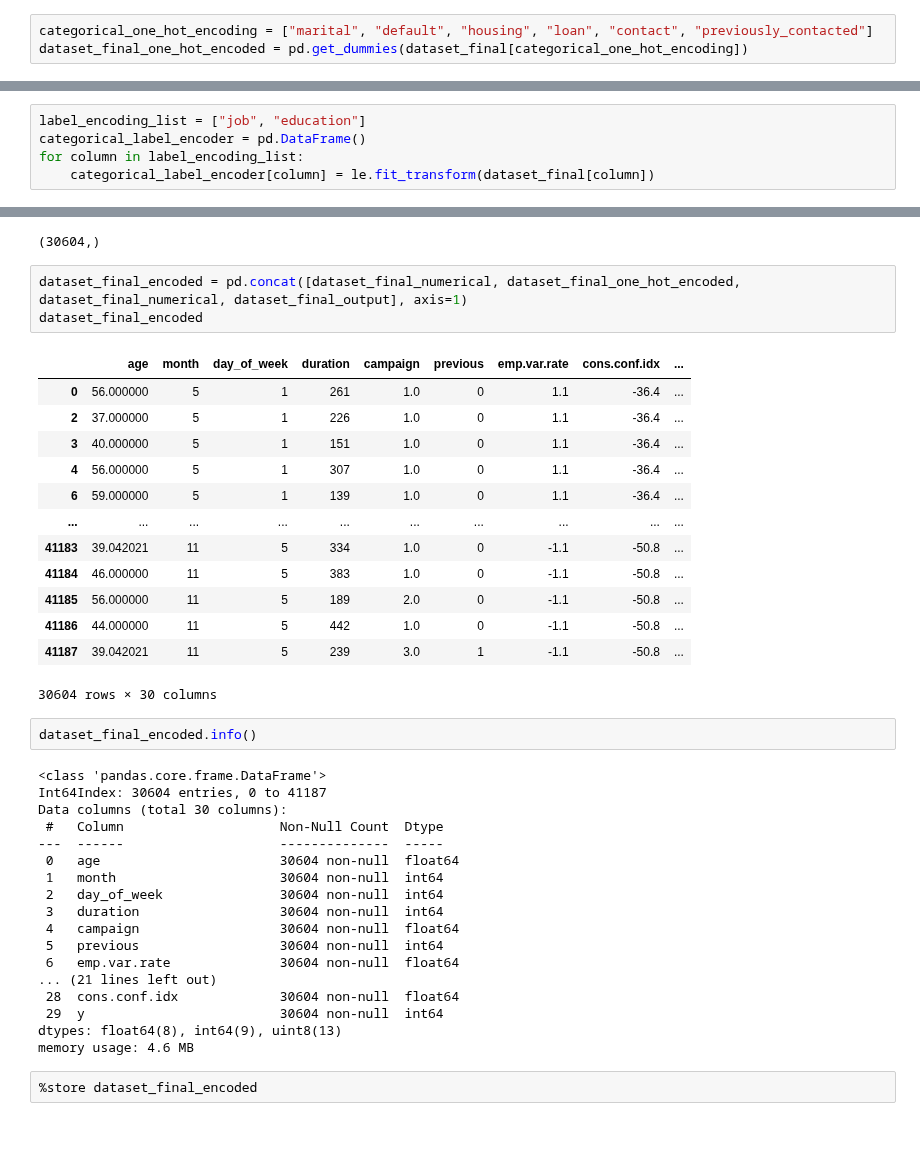
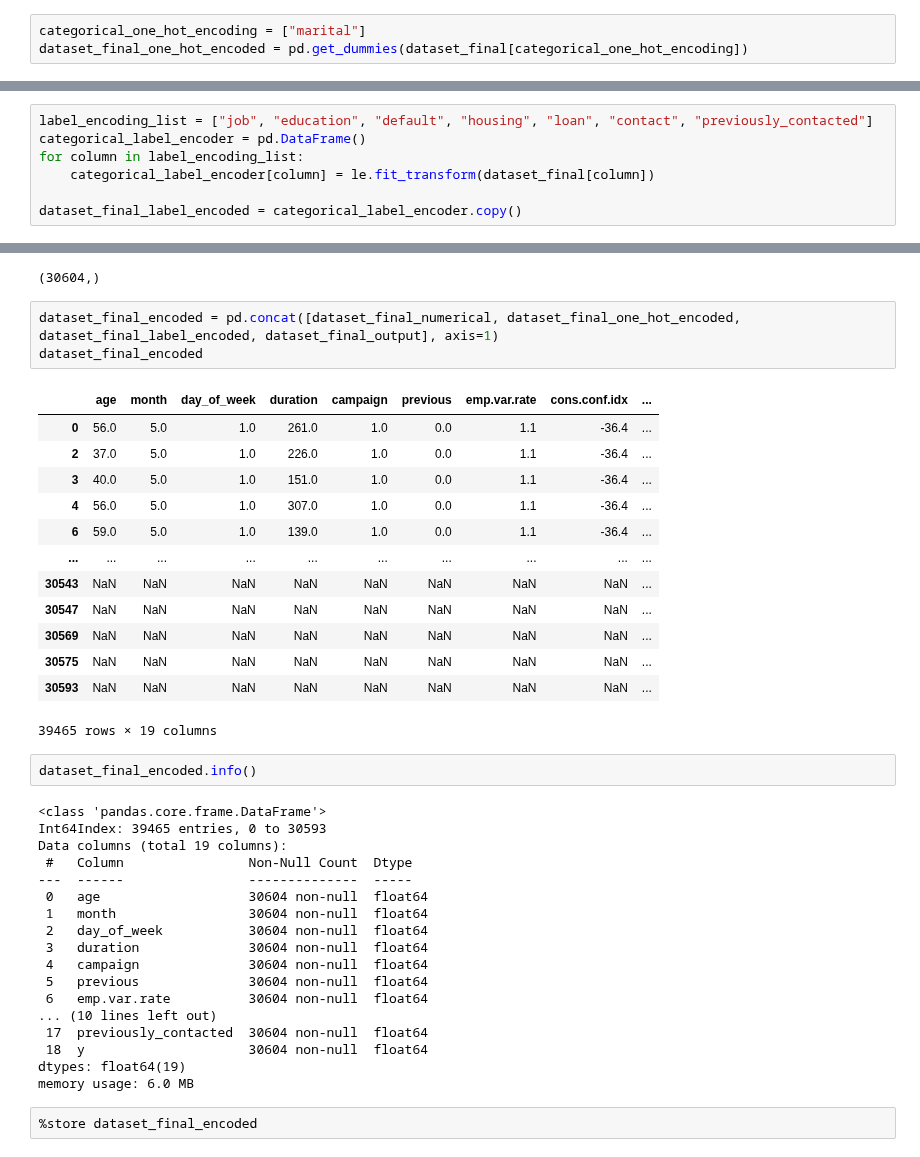
Before and after one commit to KISEE41/Banking-Marketing-Target, a Jupyter notebook: feature_engineering.ipynb, the cells around one changed output, grey strips where cells are left out. Cells and saved outputs as stored; diff of their text form.

Commit message:
fix bug: lab encoder added

```diff
--- a/feature_engineering.ipynb
+++ b/feature_engineering.ipynb
@@ -240,7 +240,7 @@ memory usage: 4.2+ MB
 * contact: one hot encoder
 * previously_contacted: one hot encoder
 # %%
-categorical_one_hot_encoding = ["marital", "default", "housing", "loan", "contact", "previously_contacted"]
+categorical_one_hot_encoding = ["marital"]
 dataset_final_one_hot_encoded = pd.get_dummies(dataset_final[categorical_one_hot_encoding])
 # %%
 display(dataset_final_one_hot_encoded)
@@ -263,10 +263,12 @@ from sklearn.preprocessing import LabelEncoder
 
 le = LabelEncoder()
 # %%
-label_encoding_list = ["job", "education"]
+label_encoding_list = ["job", "education", "default", "housing", "loan", "contact", "previously_contacted"]
 categorical_label_encoder = pd.DataFrame()
 for column in label_encoding_list:
     categorical_label_encoder[column] = le.fit_transform(dataset_final[column])
+
+dataset_final_label_encoded = categorical_label_encoder.copy()
 # %%
 print(categorical_label_encoder["job"].nunique())
 print(categorical_label_encoder["job"].unique())
@@ -330,42 +332,42 @@ dataset_final_output.shape
 # %% [output]
 (30604,)
 # %%
-dataset_final_encoded = pd.concat([dataset_final_numerical, dataset_final_one_hot_encoded, dataset_final_numerical, dataset_final_output], axis=1)
+dataset_final_encoded = pd.concat([dataset_final_numerical, dataset_final_one_hot_encoded, dataset_final_label_encoded, dataset_final_output], axis=1)
 dataset_final_encoded
 # %% [output]
 |  | age | month | day_of_week | duration | campaign | previous | emp.var.rate | cons.conf.idx | ... |
-| 0 | 56.000000 | 5 | 1 | 261 | 1.0 | 0 | 1.1 | -36.4 | ... |
-| 2 | 37.000000 | 5 | 1 | 226 | 1.0 | 0 | 1.1 | -36.4 | ... |
-| 3 | 40.000000 | 5 | 1 | 151 | 1.0 | 0 | 1.1 | -36.4 | ... |
-| 4 | 56.000000 | 5 | 1 | 307 | 1.0 | 0 | 1.1 | -36.4 | ... |
-| 6 | 59.000000 | 5 | 1 | 139 | 1.0 | 0 | 1.1 | -36.4 | ... |
+| 0 | 56.0 | 5.0 | 1.0 | 261.0 | 1.0 | 0.0 | 1.1 | -36.4 | ... |
+| 2 | 37.0 | 5.0 | 1.0 | 226.0 | 1.0 | 0.0 | 1.1 | -36.4 | ... |
+| 3 | 40.0 | 5.0 | 1.0 | 151.0 | 1.0 | 0.0 | 1.1 | -36.4 | ... |
+| 4 | 56.0 | 5.0 | 1.0 | 307.0 | 1.0 | 0.0 | 1.1 | -36.4 | ... |
+| 6 | 59.0 | 5.0 | 1.0 | 139.0 | 1.0 | 0.0 | 1.1 | -36.4 | ... |
 | ... | ... | ... | ... | ... | ... | ... | ... | ... | ... |
-| 41183 | 39.042021 | 11 | 5 | 334 | 1.0 | 0 | -1.1 | -50.8 | ... |
-| 41184 | 46.000000 | 11 | 5 | 383 | 1.0 | 0 | -1.1 | -50.8 | ... |
-| 41185 | 56.000000 | 11 | 5 | 189 | 2.0 | 0 | -1.1 | -50.8 | ... |
-| 41186 | 44.000000 | 11 | 5 | 442 | 1.0 | 0 | -1.1 | -50.8 | ... |
-| 41187 | 39.042021 | 11 | 5 | 239 | 3.0 | 1 | -1.1 | -50.8 | ... |
+| 30543 | NaN | NaN | NaN | NaN | NaN | NaN | NaN | NaN | ... |
+| 30547 | NaN | NaN | NaN | NaN | NaN | NaN | NaN | NaN | ... |
+| 30569 | NaN | NaN | NaN | NaN | NaN | NaN | NaN | NaN | ... |
+| 30575 | NaN | NaN | NaN | NaN | NaN | NaN | NaN | NaN | ... |
+| 30593 | NaN | NaN | NaN | NaN | NaN | NaN | NaN | NaN | ... |
-30604 rows × 30 columns
+39465 rows × 19 columns
 # %%
 dataset_final_encoded.info()
 # %% [output]
 <class 'pandas.core.frame.DataFrame'>
-Int64Index: 30604 entries, 0 to 41187
-Data columns (total 30 columns):
- #   Column                    Non-Null Count  Dtype
----  ------                    --------------  -----
- 0   age                       30604 non-null  float64
- 1   month                     30604 non-null  int64
- 2   day_of_week               30604 non-null  int64
- 3   duration                  30604 non-null  int64
- 4   campaign                  30604 non-null  float64
- 5   previous                  30604 non-null  int64
- 6   emp.var.rate              30604 non-null  float64
-... (21 lines left out)
- 28  cons.conf.idx             30604 non-null  float64
- 29  y                         30604 non-null  int64
-dtypes: float64(8), int64(9), uint8(13)
-memory usage: 4.6 MB
+Int64Index: 39465 entries, 0 to 30593
+Data columns (total 19 columns):
+ #   Column                Non-Null Count  Dtype
+---  ------                --------------  -----
+ 0   age                   30604 non-null  float64
+ 1   month                 30604 non-null  float64
+ 2   day_of_week           30604 non-null  float64
+ 3   duration              30604 non-null  float64
+ 4   campaign              30604 non-null  float64
+ 5   previous              30604 non-null  float64
+ 6   emp.var.rate          30604 non-null  float64
+... (10 lines left out)
+ 17  previously_contacted  30604 non-null  float64
+ 18  y                     30604 non-null  float64
+dtypes: float64(19)
+memory usage: 6.0 MB
 # %%
 %store dataset_final_encoded
 # %% [output]
```
Also changed, not shown: parts of 1 cell of this notebook.
